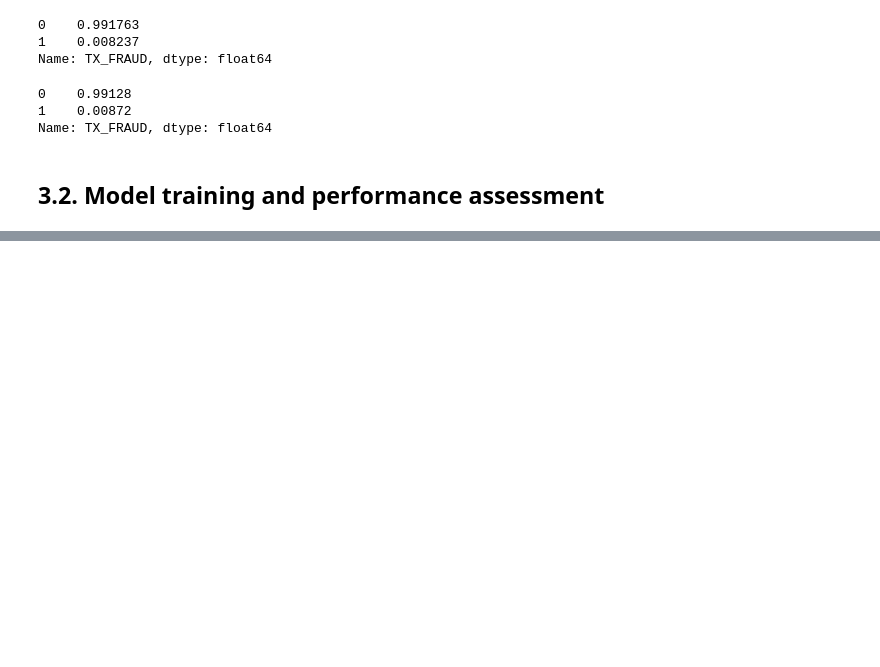
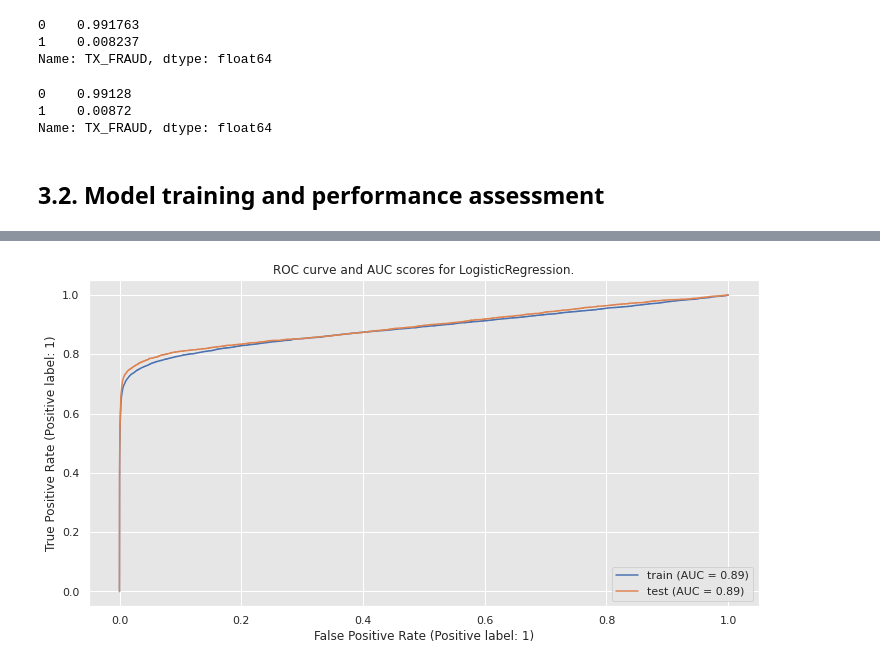
Before and after one commit to edsoncezar16/credit_card_fraud_detection, a Jupyter notebook: sh4ck.ipynb, the cells around one changed output, grey strips where cells are left out. Saved outputs shown, nothing was run; the diff lists cells and outputs as text; code cells hidden in the pictures; blank space fills up the shorter version.

Commit message:
Train and evaluate  models, pick one to keep devel

```diff
--- a/sh4ck.ipynb
+++ b/sh4ck.ipynb
@@ -950,10 +949,11 @@ input_features=[
 ]
 # %%
 # putting data into appropriate format for model training
-X_train = transactions_train[input_features].values
-y_train = transactions_train[output_feature].values
+X_train = transactions_train[input_features].to_numpyes
+y_train = transactions_train[output_feature].values.ravel() # ravel is used to avoid
+# dimension warnings when applying some ML models
 X_test = transactions_test[input_features].values
-y_test = transactions_test[output_feature].values
+y_test = transactions_test[output_feature].values.ravel()
 # %%
 # scaling data for appropriate performance of ML Models
 scaler = StandardScaler()
@@ -993,6 +993,5 @@ def classify_and_evaluate_performance(classifier, X_train, X_test, y_train, y_te
     RocCurveDisplay.from_estimator(trained_classifier, X_train, y_train, ax=ax, name='train')
     # assess performance on test set
     RocCurveDisplay.from_estimator(trained_classifier, X_test, y_test, ax=ax, name='test')
-    # plots both curves to ease comparison
-    plt.title('ROC curve and AUC scores in training and test sets')
+    plt.title(f'ROC curve and AUC scores for {classifier.__class__.__name__}.')
     return trained_classifier
@@ -1004,0 +1005,7 @@ tree = classify_and_evaluate_performance(
+# %%
+# logistic regression
+log_reg_clf = classify_and_evaluate_performance(
+    LogisticRegression(n_jobs=-1), X_train_scaled, X_test_scaled, y_train, y_test
+)
+# %% [output]
+[figure, added]
```
Also changed, not shown: parts of 6 cells of this notebook.
